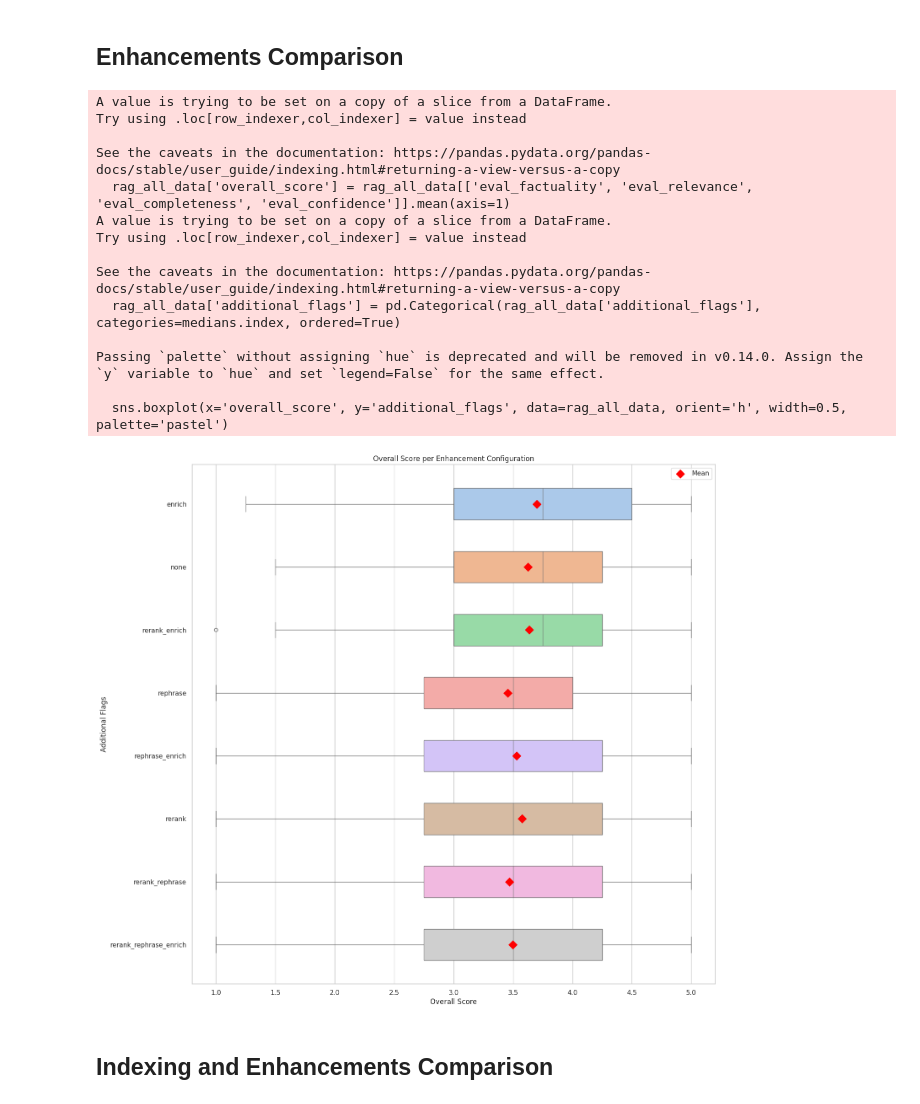
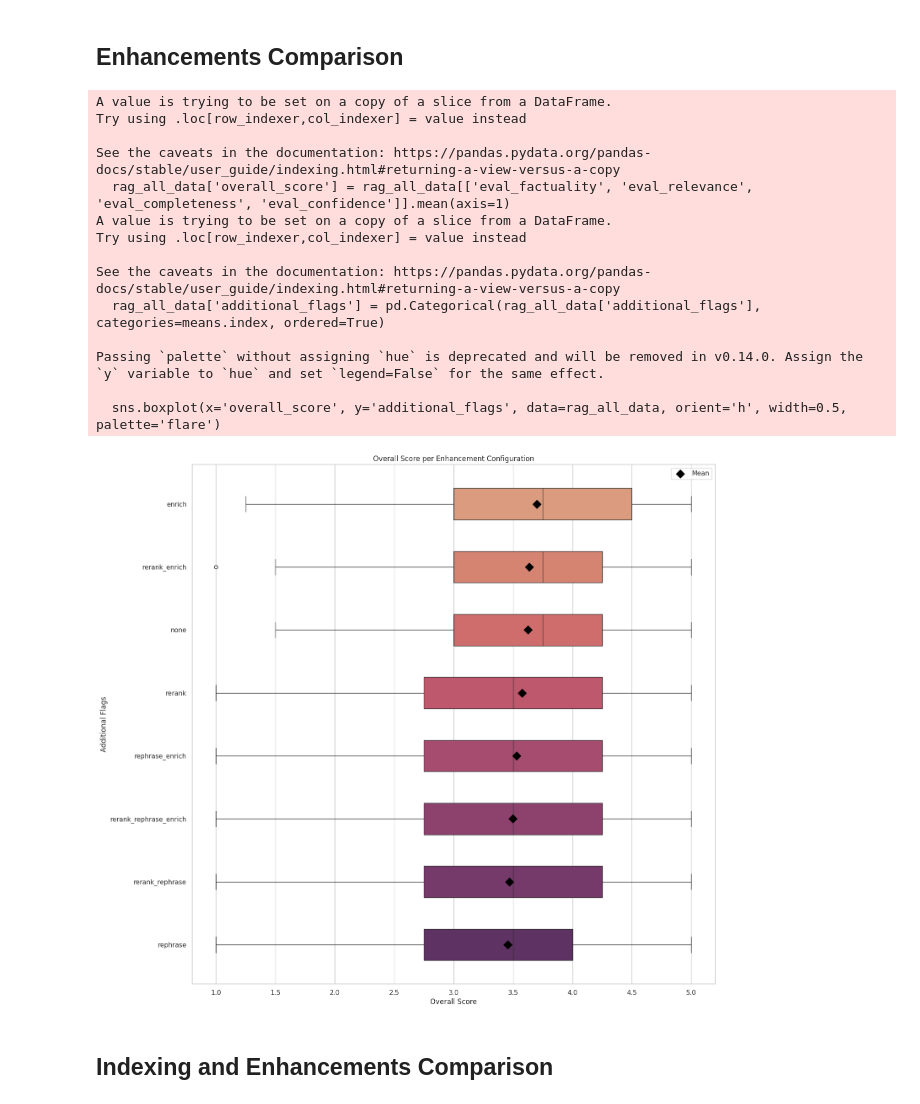
Before and after one commit to shachafha/Terms-and-Services-RAG, a Jupyter notebook: analyse_results.ipynb, the cells around one changed output. Saved outputs shown, nothing was run; the diff lists cells and outputs as text; code cells hidden in the pictures.

```diff
--- a/analyse_results.ipynb
+++ b/analyse_results.ipynb
@@ -187,42 +193,43 @@ rag_all_data['overall_score'] = rag_all_data[['eval_factuality', 'eval_relevance
 # Get medians for sorting the boxplot
 medians = rag_all_data.groupby('additional_flags')['overall_score'].median().sort_values(ascending=False)
 
+# Calculate the mean of 'overall_score' for each 'additional_flags' group
+means = rag_all_data.groupby('additional_flags')['overall_score'].mean().sort_values(ascending=False)
+
 # Reorder 'additional_flags' based on median values
-rag_all_data['additional_flags'] = pd.Categorical(rag_all_data['additional_flags'], categories=medians.index, ordered=True)
+rag_all_data['additional_flags'] = pd.Categorical(rag_all_data['additional_flags'], categories=means.index, ordered=True)
 
 # Plot the boxplot
 plt.figure(figsize=(16, 16))
-sns.boxplot(x='overall_score', y='additional_flags', data=rag_all_data, orient='h', width=0.5, palette='pastel')
+sns.boxplot(x='overall_score', y='additional_flags', data=rag_all_data, orient='h', width=0.5, palette='flare')
 
-# Calculate the mean of 'overall_score' for each 'additional_flags' group
-means = rag_all_data.groupby('additional_flags')['overall_score'].mean()
 
 # Overlay the mean values on the boxplot
-mean_points = means.reindex(medians.index)
-plt.scatter(mean_points, mean_points.index, color='red', marker='D', s=100, label='Mean', zorder=10)
+# mean_points = means.reindex(medians.index)
+plt.scatter(means, means.index, color='black', marker='D', s=100, label='Mean', zorder=10)
 
 # Add legend and title
 plt.legend()
 plt.title("Overall Score per Enhancement Configuration")
 plt.xlabel("Overall Score")
 plt.ylabel("Additional Flags")
 plt.show()
 # %% [output]
 A value is trying to be set on a copy of a slice from a DataFrame.
 Try using .loc[row_indexer,col_indexer] = value instead
 
 See the caveats in the documentation: https://pandas.pydata.org/pandas-docs/stable/user_guide/indexing.html#returning-a-view-versus-a-copy
   rag_all_data['overall_score'] = rag_all_data[['eval_factuality', 'eval_relevance', 'eval_completeness', 'eval_confidence']].mean(axis=1)
 A value is trying to be set on a copy of a slice from a DataFrame.
 Try using .loc[row_indexer,col_indexer] = value instead
 
 See the caveats in the documentation: https://pandas.pydata.org/pandas-docs/stable/user_guide/indexing.html#returning-a-view-versus-a-copy
-  rag_all_data['additional_flags'] = pd.Categorical(rag_all_data['additional_flags'], categories=medians.index, ordered=True)
+  rag_all_data['additional_flags'] = pd.Categorical(rag_all_data['additional_flags'], categories=means.index, ordered=True)
 
 Passing `palette` without assigning `hue` is deprecated and will be removed in v0.14.0. Assign the `y` variable to `hue` and set `legend=False` for the same effect.
 
-  sns.boxplot(x='overall_score', y='additional_flags', data=rag_all_data, orient='h', width=0.5, palette='pastel')
+  sns.boxplot(x='overall_score', y='additional_flags', data=rag_all_data, orient='h', width=0.5, palette='flare')
-[figure, old version]
+[figure, new version]
 # %% [markdown]
 ## Indexing and Enhancements Comparison
 # %%
```
Also changed, not shown: parts of 2 cells of this notebook.
